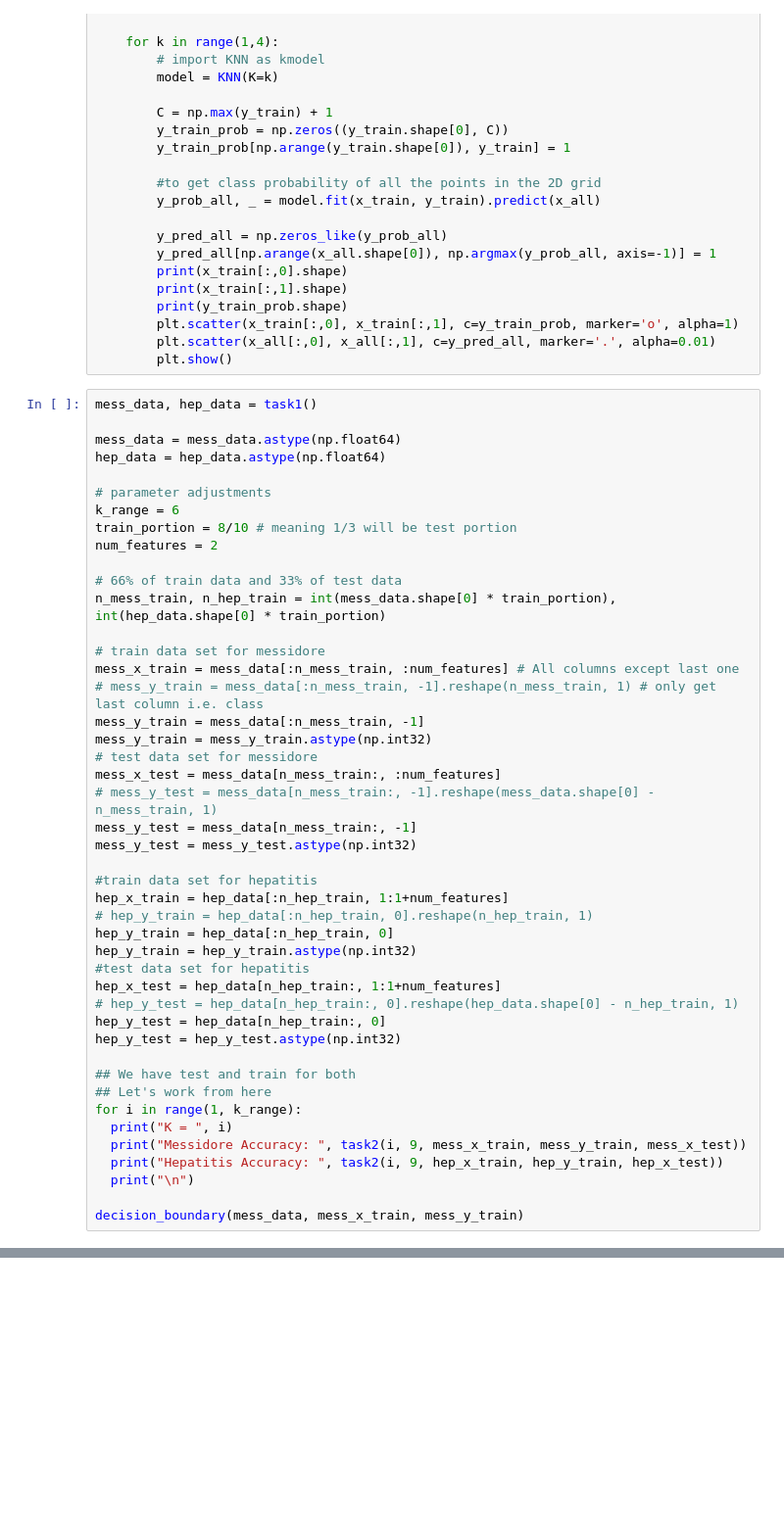
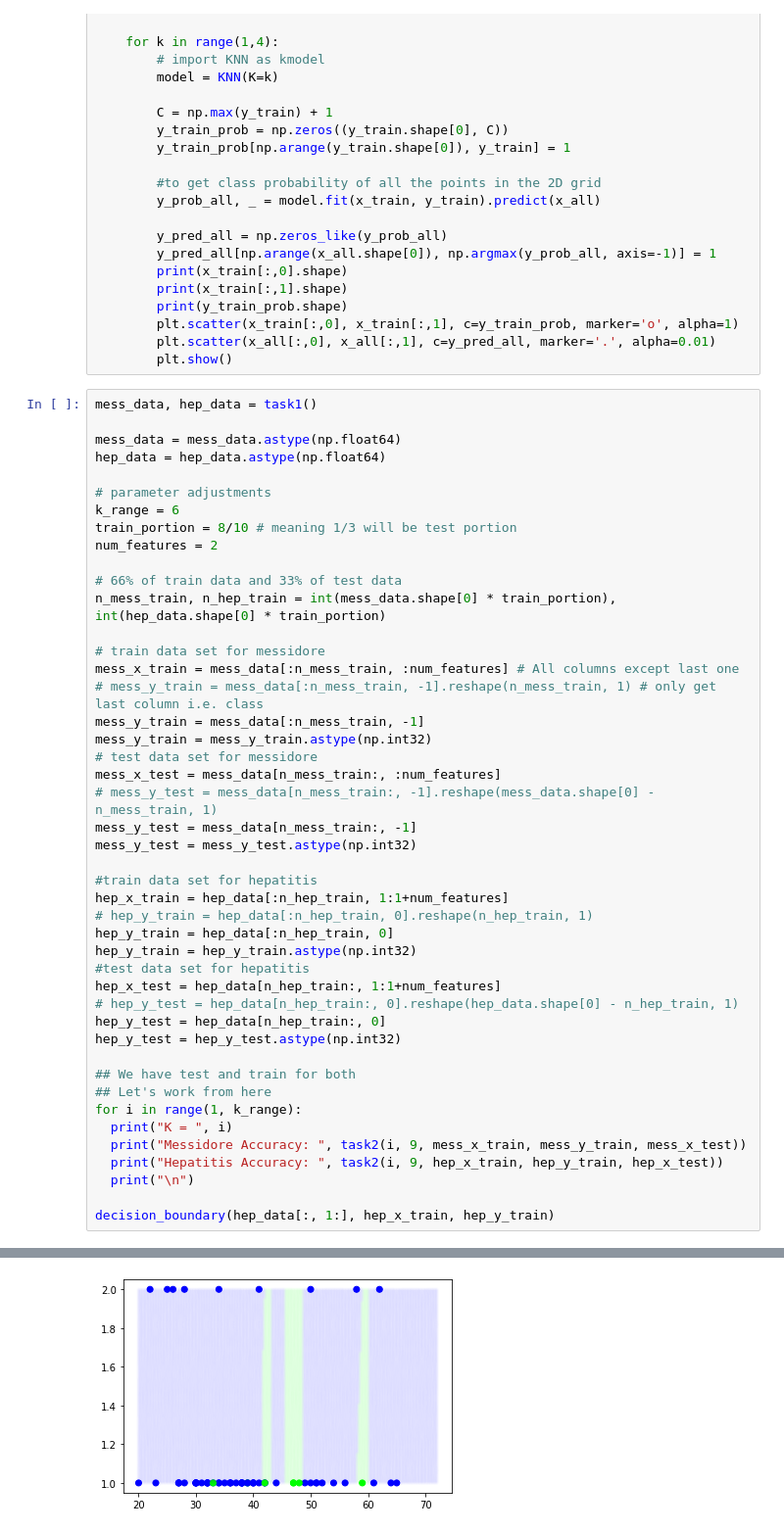
Before and after one commit to dbtronics/COMP551-Miniproject-1, a Jupyter notebook: miniproject1_main.ipynb, the cells around one changed output, grey strips where cells are left out. Shown: that part at 98% size. Saved outputs shown, nothing was run; the diff lists cells and outputs as text; blank space fills up the shorter version.

```diff
--- a/miniproject1_main.ipynb
+++ b/miniproject1_main.ipynb
@@ -160,5 +160,5 @@ for i in range(1, k_range):
   print("Hepatitis Accuracy: ", task2(i, 9, hep_x_train, hep_y_train, hep_x_test))
   print("\n")
 
-decision_boundary(mess_data, mess_x_train, mess_y_train)
+decision_boundary(hep_data[:, 1:], hep_x_train, hep_y_train)
 # %% [output]
@@ -165,0 +182 @@ FileNotFoundError: ignored
+[figure, added]
```
Also changed, not shown: parts of 1 cell of this notebook.
